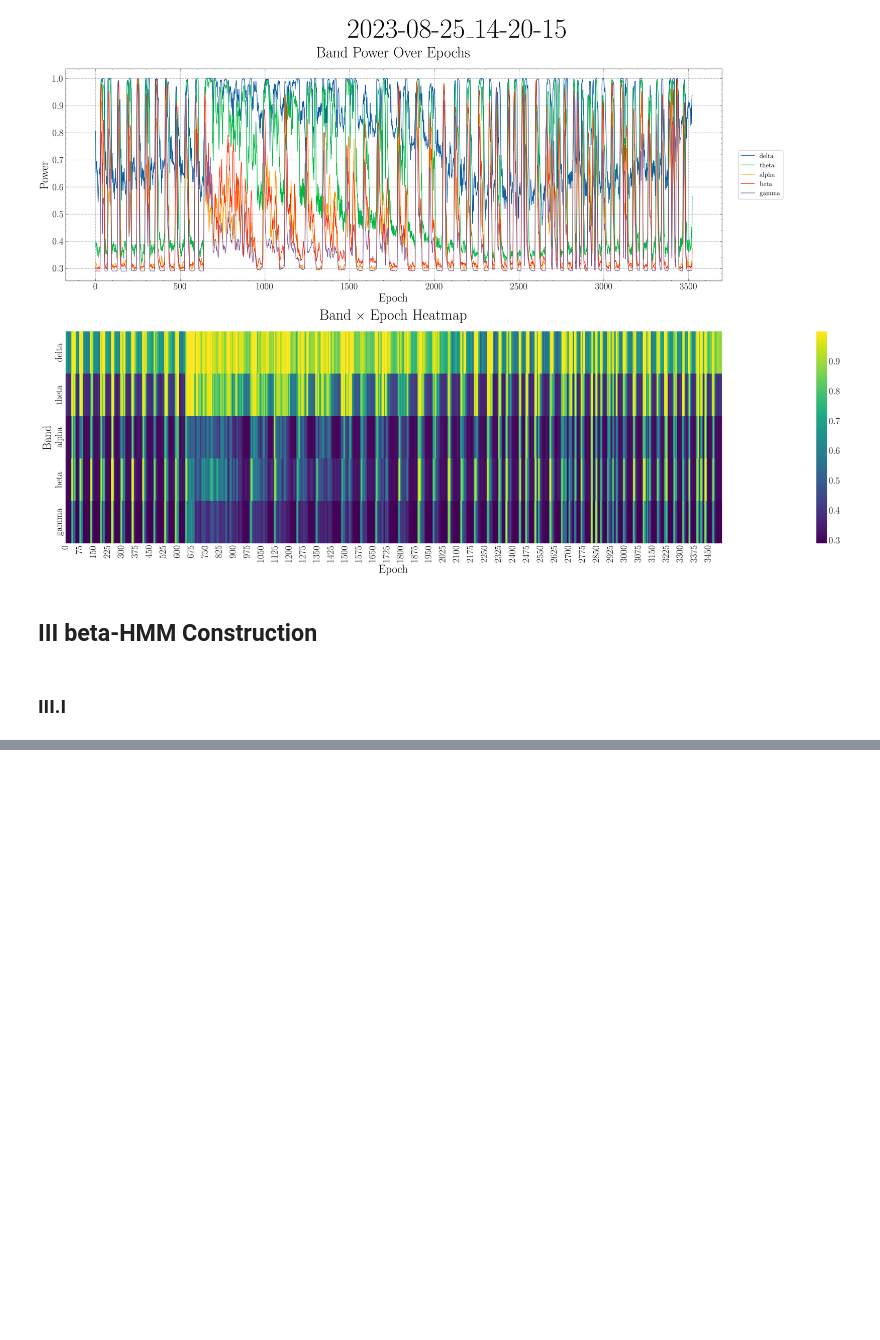
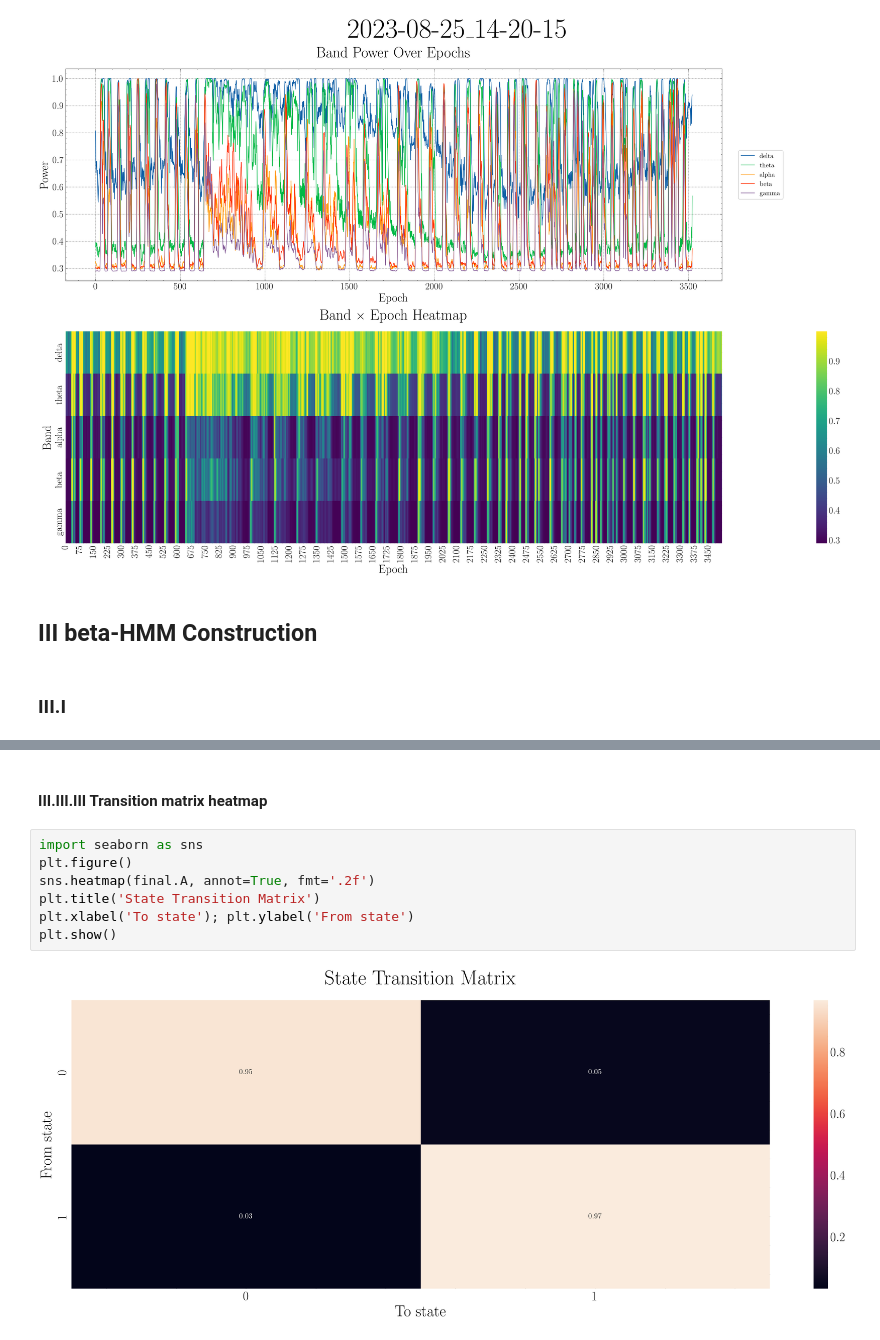
Before and after one commit to raknah/neuroelectrophysiology, a Jupyter notebook: notebooks/5xFAD Resting State EEG.ipynb, the cells around one changed output, grey strips where cells are left out. Cells and saved outputs as stored; diff of their text form; blank space fills up the shorter version.

```diff
--- a/notebooks/5xFAD Resting State EEG.ipynb
+++ b/notebooks/5xFAD Resting State EEG.ipynb
@@ -179,0 +411,11 @@ class betaHMM:
+# %% [markdown]
+#### III.III.III Transition matrix heatmap
+# %%
+import seaborn as sns
+plt.figure()
+sns.heatmap(final.A, annot=True, fmt='.2f')
+plt.title('State Transition Matrix')
+plt.xlabel('To state'); plt.ylabel('From state')
+plt.show()
+# %% [output]
+[figure, added]
```
Also changed, not shown: parts of 25 cells of this notebook.
